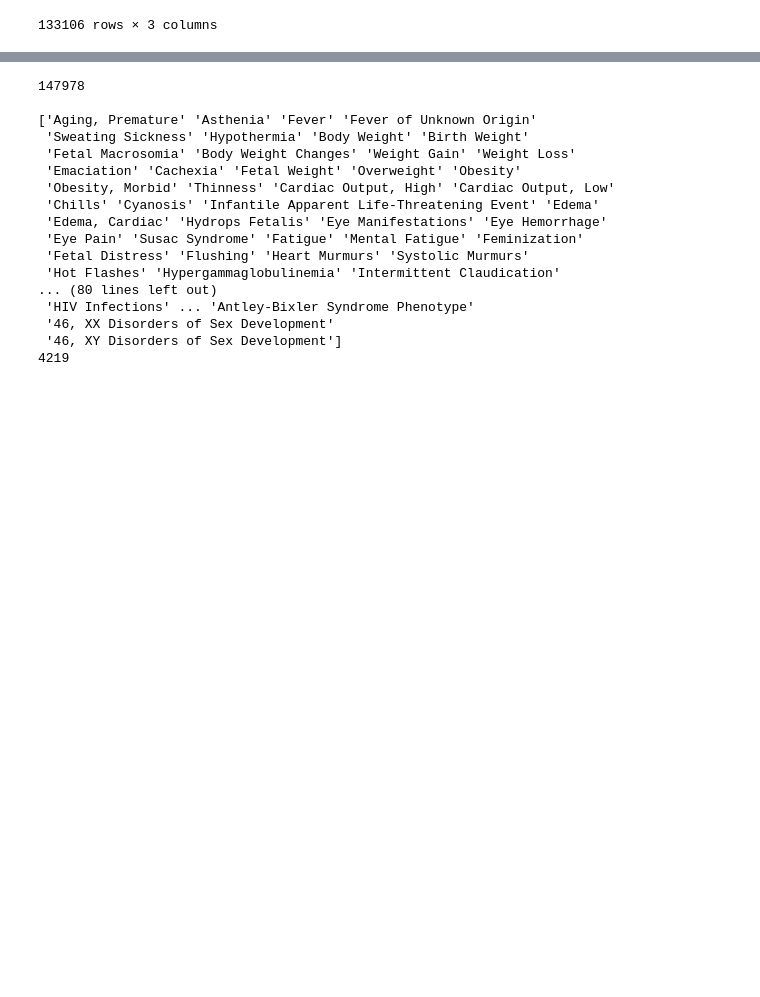
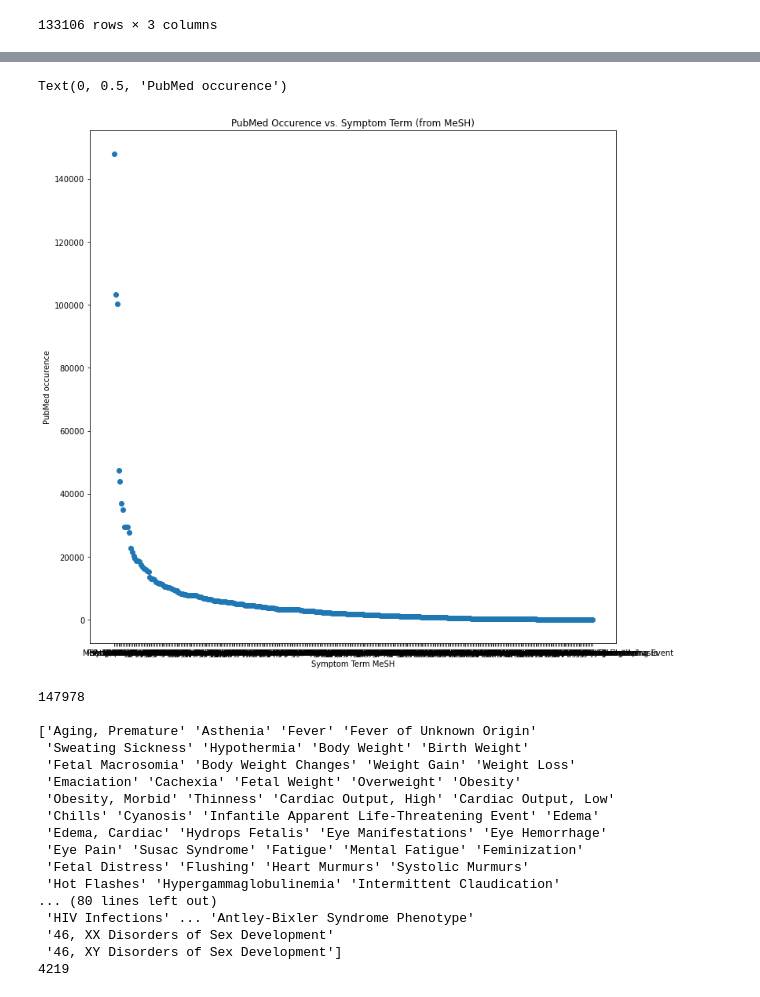
Before and after one commit to behzodcu/3352-project, a Jupyter notebook: network/3352_project_old.ipynb, the cells around one changed output, grey strips where cells are left out. Cells and saved outputs as stored; diff of their text form; code cells hidden in the pictures; blank space fills up the shorter version.

```diff
--- a/network/3352_project.ipynb
+++ b/network/3352_project_old.ipynb
@@ -159,8 +161,8 @@ dfDiseases
 
 fname2 = 'sup2.txt'
 
-dfSymptoms = pd.read_csv(fname2, sep = '\t')
-dfSymptoms
+dfSymptom = pd.read_csv(fname2, sep = '\t')
+dfSymptom
 # %% [output]
 |  | MeSH Symptom Term | PubMed occurrence |
 | 0 | Body Weight | 147857 |
@@ -220,3 +234,14 @@ dfPPI
+# %%
+# PubMed occurence vs. symptom name
+
+plt.figure(figsize=(12,12))
+plt.scatter(dfSymptom["MeSH Symptom Term"], dfSymptom["PubMed occurrence"])
+plt.title("PubMed Occurence vs. Symptom Term (from MeSH)")
+plt.xlabel("Symptom Term MeSH")
+plt.ylabel("PubMed occurence")
+# %% [output]
+Text(0, 0.5, 'PubMed occurence')
+[figure, added]
 # %%
 # Create network
 
```
Also changed, not shown: parts of 5 cells of this notebook, 1 other file.
